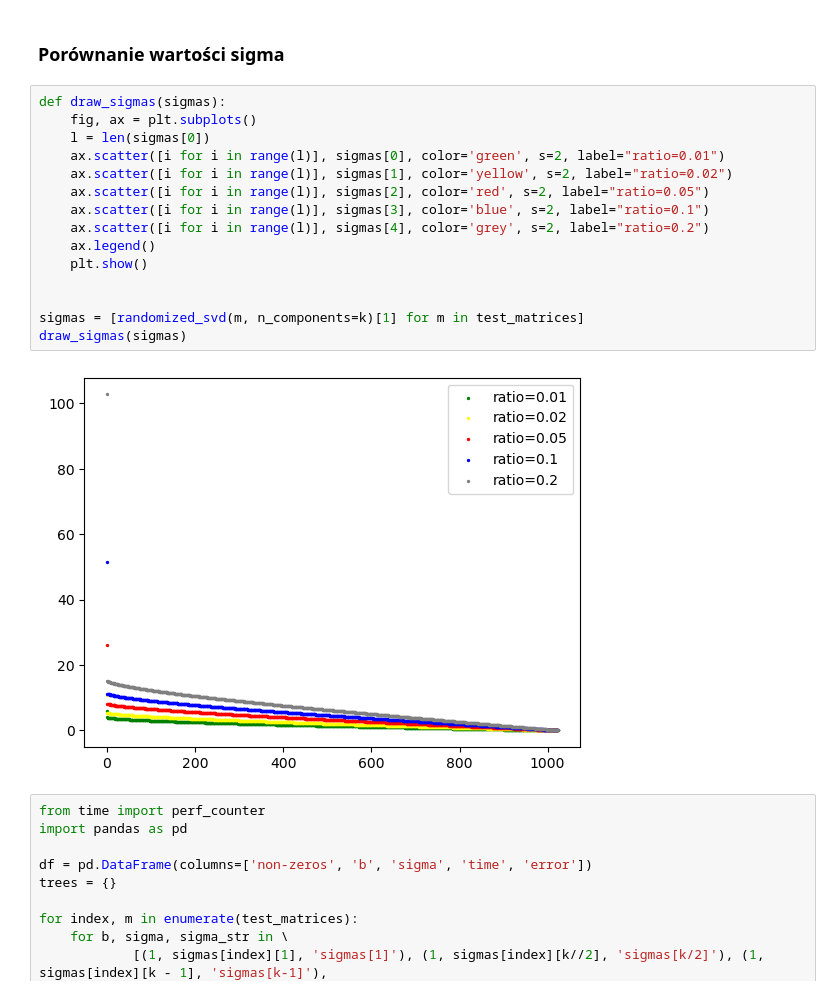
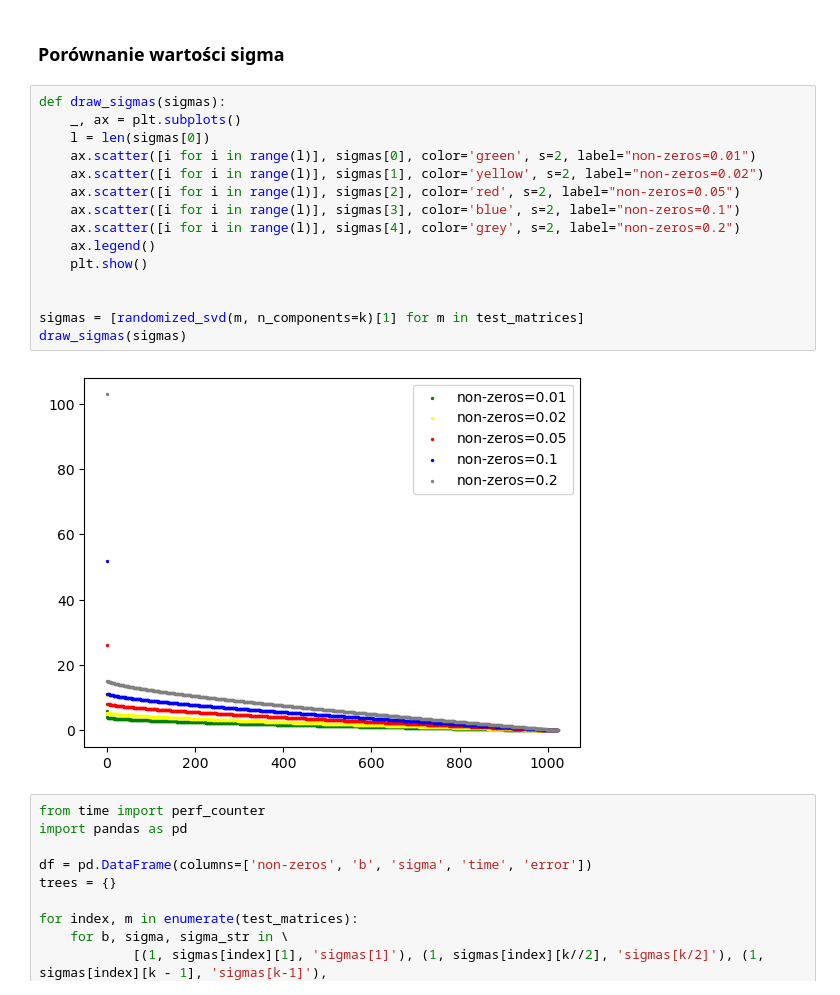
Before and after one commit to pklatka/matrix-algorithms-course, a Jupyter notebook: lab03/lab03.ipynb, the cells around one changed output. Saved outputs shown, nothing was run; the diff lists cells and outputs as text.

```diff
--- a/lab03/lab03.ipynb
+++ b/lab03/lab03.ipynb
@@ -115,21 +119,21 @@ test_matrices = [generate_matrix(k, r) for r in ratios]
 ### Porównanie wartości sigma
 # %%
 def draw_sigmas(sigmas):
-    fig, ax = plt.subplots()
+    _, ax = plt.subplots()
     l = len(sigmas[0])
-    ax.scatter([i for i in range(l)], sigmas[0], color='green', s=2, label="ratio=0.01")
-    ax.scatter([i for i in range(l)], sigmas[1], color='yellow', s=2, label="ratio=0.02")
-    ax.scatter([i for i in range(l)], sigmas[2], color='red', s=2, label="ratio=0.05")
-    ax.scatter([i for i in range(l)], sigmas[3], color='blue', s=2, label="ratio=0.1")
-    ax.scatter([i for i in range(l)], sigmas[4], color='grey', s=2, label="ratio=0.2")
+    ax.scatter([i for i in range(l)], sigmas[0], color='green', s=2, label="non-zeros=0.01")
+    ax.scatter([i for i in range(l)], sigmas[1], color='yellow', s=2, label="non-zeros=0.02")
+    ax.scatter([i for i in range(l)], sigmas[2], color='red', s=2, label="non-zeros=0.05")
+    ax.scatter([i for i in range(l)], sigmas[3], color='blue', s=2, label="non-zeros=0.1")
+    ax.scatter([i for i in range(l)], sigmas[4], color='grey', s=2, label="non-zeros=0.2")
     ax.legend()
     plt.show()
 
 
 sigmas = [randomized_svd(m, n_components=k)[1] for m in test_matrices]
 draw_sigmas(sigmas)
 # %% [output]
-[figure, old version]
+[figure, new version]
 # %%
 from time import perf_counter
 import pandas as pd
```
Also changed, not shown: parts of 4 cells of this notebook.
